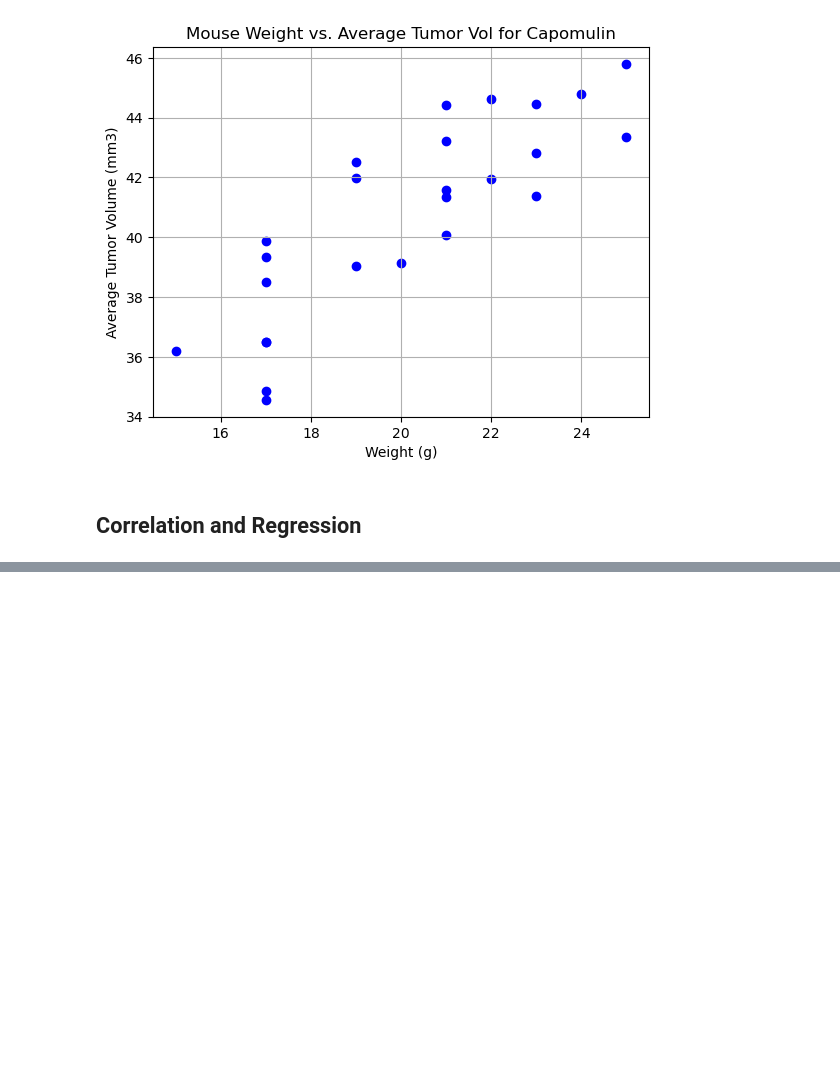
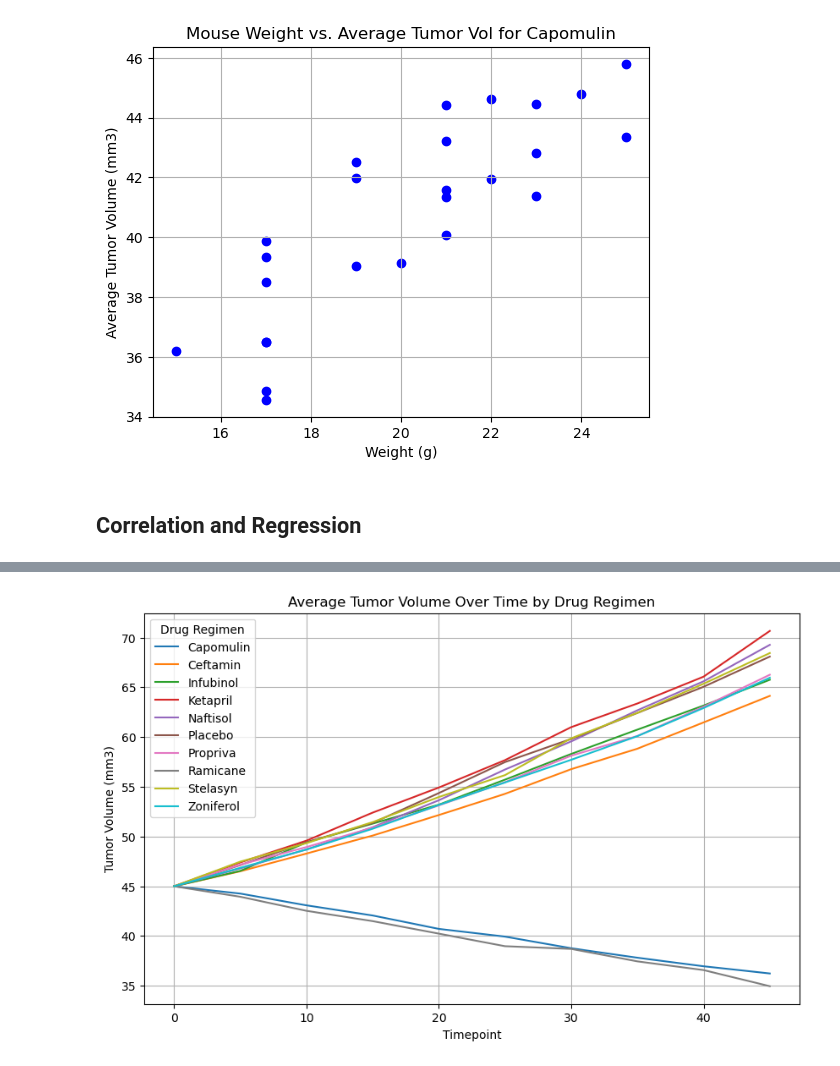
Before and after one commit to andrewplane/matplotlib_challenge, a Jupyter notebook: Pymaceuticals/main.ipynb, the cells around one changed output, grey strips where cells are left out. Cells and saved outputs as stored; diff of their text form; code cells hidden in the pictures; blank space fills up the shorter version.

```diff
--- a/Pymaceuticals/main.ipynb
+++ b/Pymaceuticals/main.ipynb
@@ -442,0 +464,9 @@ Regression: y = 0.954x + 21.552
+# %%
+# Average tumor volume over the study for each drug regimen
+pivot_df = clean_df.pivot(index=['Mouse ID', 'Drug Regimen'], columns='Timepoint', values='Tumor Volume (mm3)')
+timepoints = [0, 5, 10, 15, 20, 25, 30, 35, 40, 45]
+drug_mean = pivot_df.groupby('Drug Regimen')[timepoints].mean()
+
+drug_mean = drug_mean.T
+print('Average Tumor Volume (mm3) for each Timepoint by Drug Regimen')
+drug_mean
@@ -442,0 +487,16 @@ Regression: y = 0.954x + 21.552
+# %%
+# Plot the data
+plt.figure(figsize=(10, 6))
+
+for column in drug_mean.columns:
+    plt.plot(drug_mean.index, drug_mean[column], label=column)
+
+# # Add title and labels
+plt.title('Average Tumor Volume Over Time by Drug Regimen')
+plt.xlabel('Timepoint')
+plt.ylabel('Tumor Volume (mm3)')
+plt.legend(title='Drug Regimen')
+plt.grid()
+plt.show()
+# %% [output]
+[figure, added]
```
Also changed, not shown: parts of 11 cells of this notebook, 1 other file.
